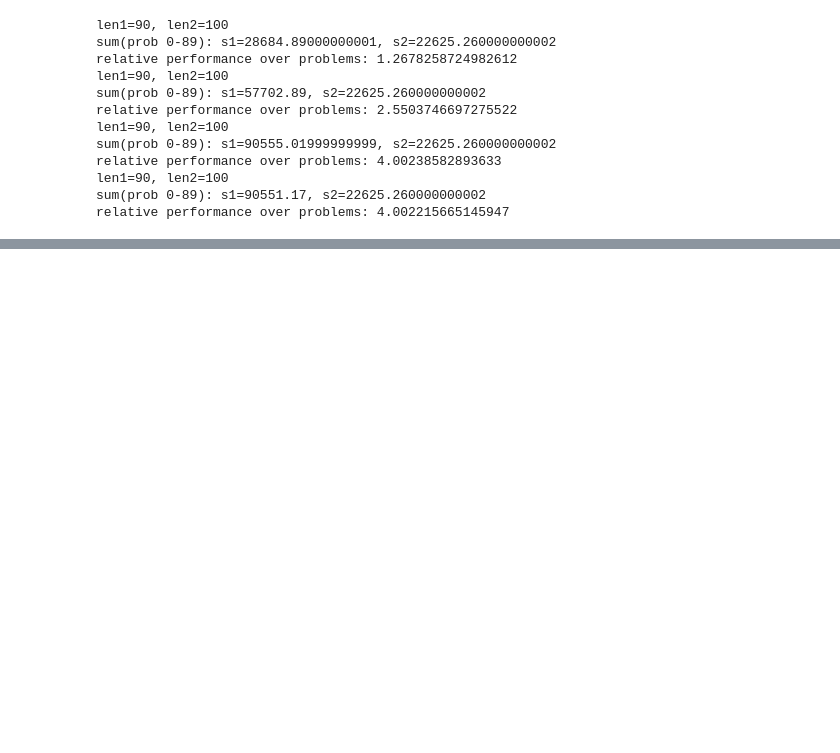
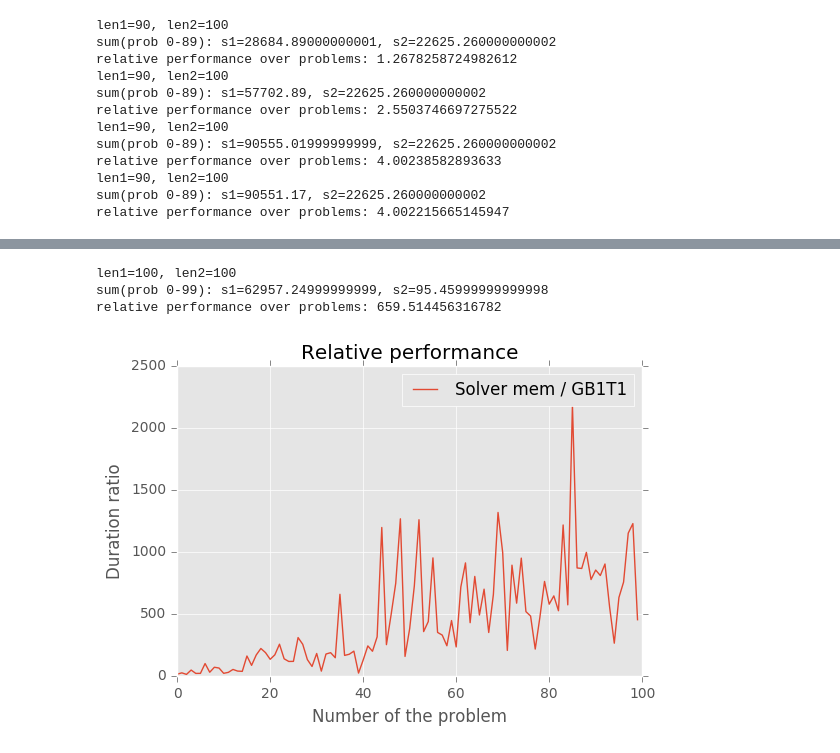
Before and after one commit to spinute/slide_puzzle, a Jupyter notebook: log/results/Untitled.ipynb, the cells around one changed output, grey strips where cells are left out. Cells and saved outputs as stored; diff of their text form; code cells hidden in the pictures; blank space fills up the shorter version.

```diff
--- a/log/results/Untitled.ipynb
+++ b/log/results/Untitled.ipynb
@@ -213,0 +219,8 @@ relative performance over problems: 4.002215665145947
+# %%
+rel_plt(cuda_single, cuda_mem, "Solver mem / GB1T1")
+p_summery(cuda_single, cuda_mem)
+# %% [output]
+len1=100, len2=100
+sum(prob 0-99): s1=62957.24999999999, s2=95.45999999999998
+relative performance over problems: 659.514456316782
+[figure, added]
```
Also changed, not shown: parts of 4 cells of this notebook, 5 other files.
